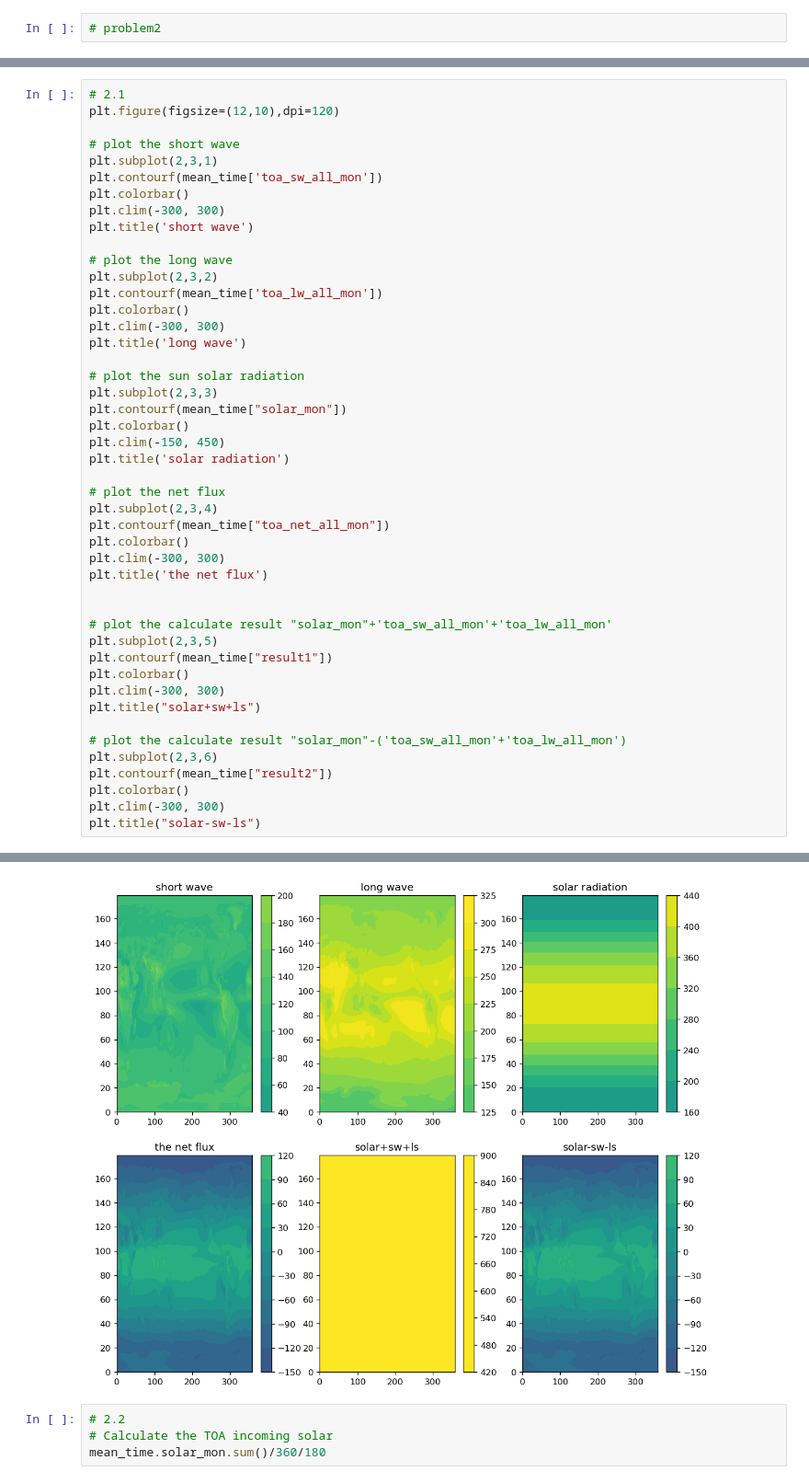
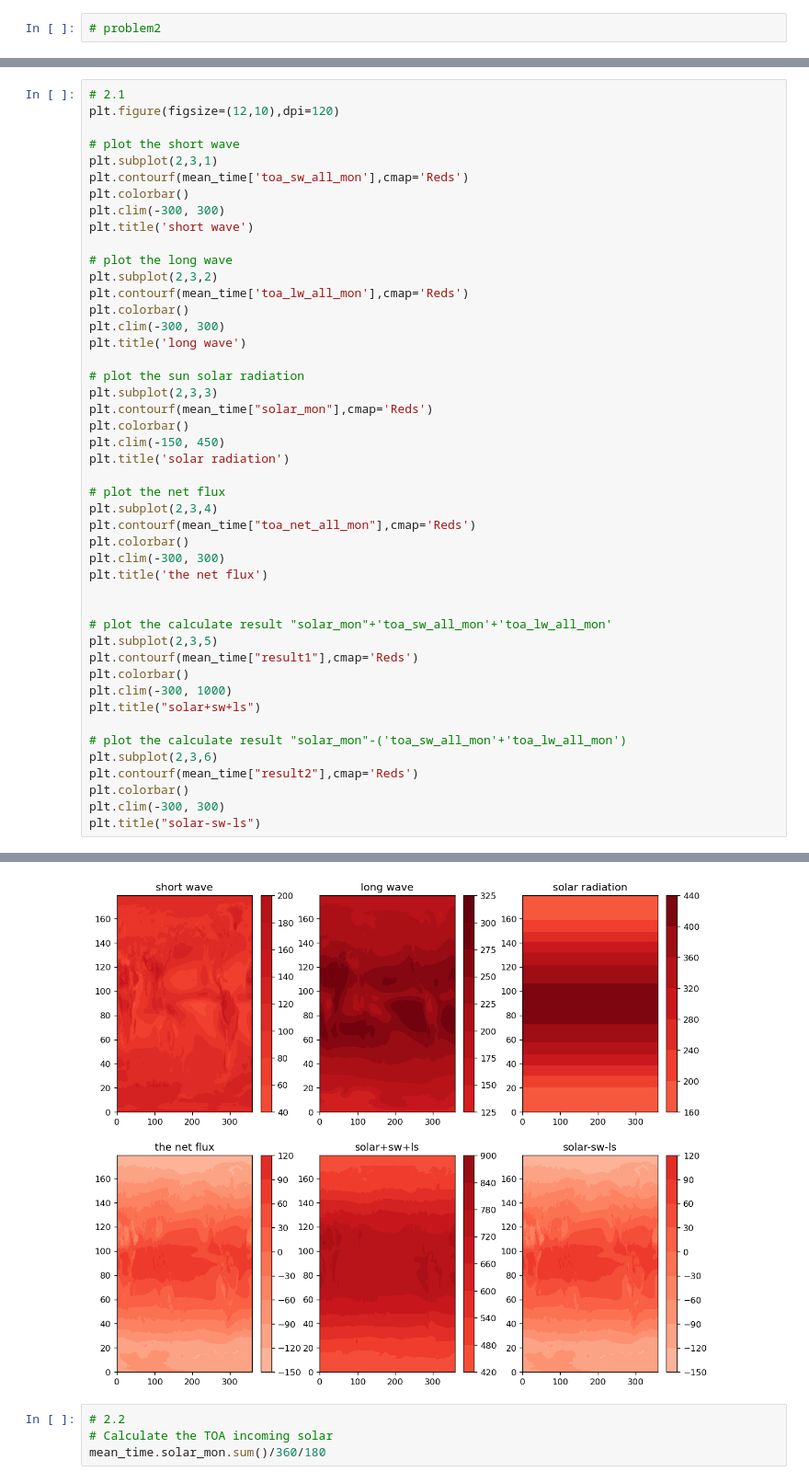
Before and after one commit to rico12312/ESE5023_Assignments_12332293, a Jupyter notebook: PS/PS3/PS3.ipynb, the cells around one changed output, grey strips where cells are left out. Shown at 92% size. Drawn from its saved outputs; the diff is of its cells as text.

```diff
--- a/PS/PS3/PS3.ipynb
+++ b/PS/PS3/PS3.ipynb
@@ -274,49 +275,49 @@ plt.figure(figsize=(12,10),dpi=120)
 
 # plot the short wave
 plt.subplot(2,3,1)
-plt.contourf(mean_time['toa_sw_all_mon'])
+plt.contourf(mean_time['toa_sw_all_mon'],cmap='Reds')
 plt.colorbar()
 plt.clim(-300, 300)
 plt.title('short wave')
 
 # plot the long wave
 plt.subplot(2,3,2)
-plt.contourf(mean_time['toa_lw_all_mon'])
+plt.contourf(mean_time['toa_lw_all_mon'],cmap='Reds')
 plt.colorbar()
 plt.clim(-300, 300)
 plt.title('long wave')
 
 # plot the sun solar radiation
 plt.subplot(2,3,3)
-plt.contourf(mean_time["solar_mon"])
+plt.contourf(mean_time["solar_mon"],cmap='Reds')
 plt.colorbar()
 plt.clim(-150, 450)
 plt.title('solar radiation')
 
 # plot the net flux
 plt.subplot(2,3,4)
-plt.contourf(mean_time["toa_net_all_mon"])
+plt.contourf(mean_time["toa_net_all_mon"],cmap='Reds')
 plt.colorbar()
 plt.clim(-300, 300)
 plt.title('the net flux')
 
 
 # plot the calculate result "solar_mon"+'toa_sw_all_mon'+'toa_lw_all_mon'
 plt.subplot(2,3,5)
-plt.contourf(mean_time["result1"])
+plt.contourf(mean_time["result1"],cmap='Reds')
 plt.colorbar()
-plt.clim(-300, 300)
+plt.clim(-300, 1000)
 plt.title("solar+sw+ls")
 
 # plot the calculate result "solar_mon"-('toa_sw_all_mon'+'toa_lw_all_mon')
 plt.subplot(2,3,6)
-plt.contourf(mean_time["result2"])
+plt.contourf(mean_time["result2"],cmap='Reds')
 plt.colorbar()
 plt.clim(-300, 300)
 plt.title("solar-sw-ls")
 # %% [output]
 Text(0.5, 1.0, 'solar-sw-ls')
-[figure, old version]
+[figure, new version]
 # %%
 # 2.2
 # Calculate the TOA incoming solar
```
Also changed, not shown: parts of 15 cells of this notebook.
